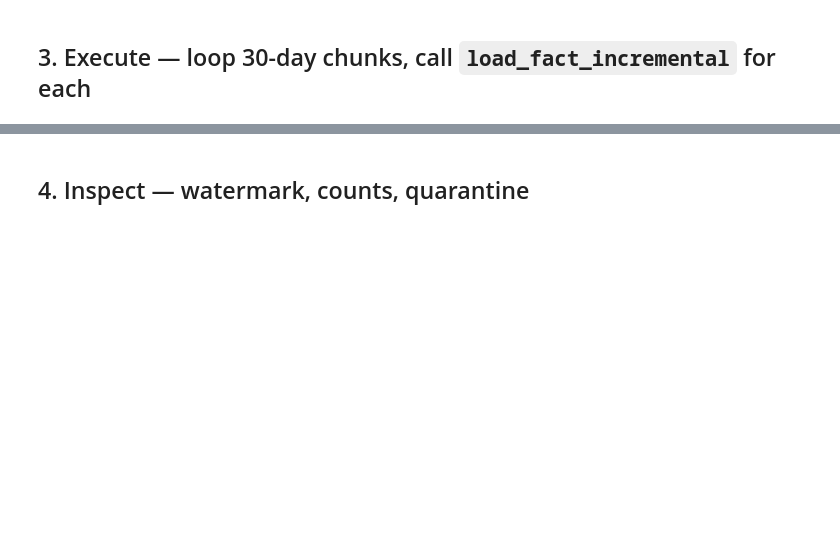
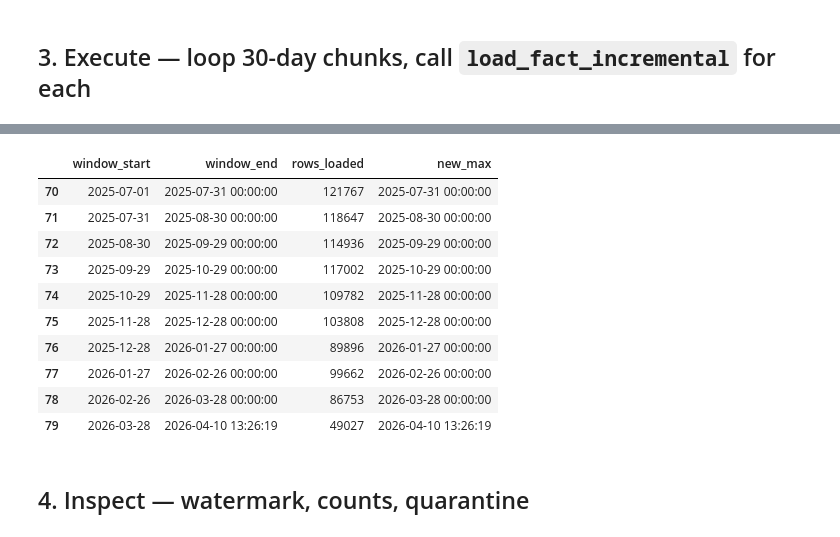
Before and after one commit to MohamedAliChaouachi/accent-fleet-analytics, a Jupyter notebook: notebooks/02_data_preparation/facts/01_load_fact_trip.ipynb, the cells around one changed output, grey strips where cells are left out. Saved outputs shown, nothing was run; the diff lists cells and outputs as text; code cells hidden in the pictures; blank space fills up the shorter version.

```diff
--- a/notebooks/02_data_preparation/facts/01_load_fact_trip.ipynb
+++ b/notebooks/02_data_preparation/facts/01_load_fact_trip.ipynb
@@ -51,9 +71,18 @@ print(load_sql('10_fact_trip_incremental.sql')[:600], '...')
 # %% [markdown]
 ## 3. Execute — loop 30-day chunks, call `load_fact_incremental` for each
 # %%
+import importlib
 import time, pandas as pd
-from accent_fleet.transforms.facts import load_fact_incremental
+import accent_fleet.db as db_module
+import accent_fleet.db.sql_loader as sql_loader_module
+import accent_fleet.transforms.facts as facts_module
 from accent_fleet.pipeline.run_log import begin_run, end_run
+
+# A notebook kernel can keep old imported function objects alive after source edits.
+importlib.reload(sql_loader_module)
+importlib.reload(db_module)
+facts_module = importlib.reload(facts_module)
+load_fact_incremental = facts_module.load_fact_incremental
 
 run_id = begin_run(mode='notebook:01_load_fact_trip')
 print('etl_run_id =', run_id)
@@ -76,3 +105,4 @@ except Exception as exc:
     raise
 print(f'done in {time.time()-t0:.1f}s — {len(progress)} chunks')
 pd.DataFrame(progress).tail(10)
+# %% [output]
@@ -79,3 +126,14 @@ pd.DataFrame(progress).tail(10)
+|  | window_start | window_end | rows_loaded | new_max |
+| 70 | 2025-07-01 | 2025-07-31 00:00:00 | 121767 | 2025-07-31 00:00:00 |
+| 71 | 2025-07-31 | 2025-08-30 00:00:00 | 118647 | 2025-08-30 00:00:00 |
+| 72 | 2025-08-30 | 2025-09-29 00:00:00 | 114936 | 2025-09-29 00:00:00 |
+| 73 | 2025-09-29 | 2025-10-29 00:00:00 | 117002 | 2025-10-29 00:00:00 |
+| 74 | 2025-10-29 | 2025-11-28 00:00:00 | 109782 | 2025-11-28 00:00:00 |
+| 75 | 2025-11-28 | 2025-12-28 00:00:00 | 103808 | 2025-12-28 00:00:00 |
+| 76 | 2025-12-28 | 2026-01-27 00:00:00 | 89896 | 2026-01-27 00:00:00 |
+| 77 | 2026-01-27 | 2026-02-26 00:00:00 | 99662 | 2026-02-26 00:00:00 |
+| 78 | 2026-02-26 | 2026-03-28 00:00:00 | 86753 | 2026-03-28 00:00:00 |
+| 79 | 2026-03-28 | 2026-04-10 13:26:19 | 49027 | 2026-04-10 13:26:19 |
 # %% [markdown]
 ## 4. Inspect — watermark, counts, quarantine
 # %%
```
Also changed, not shown: parts of 4 cells of this notebook, 4 other files.
